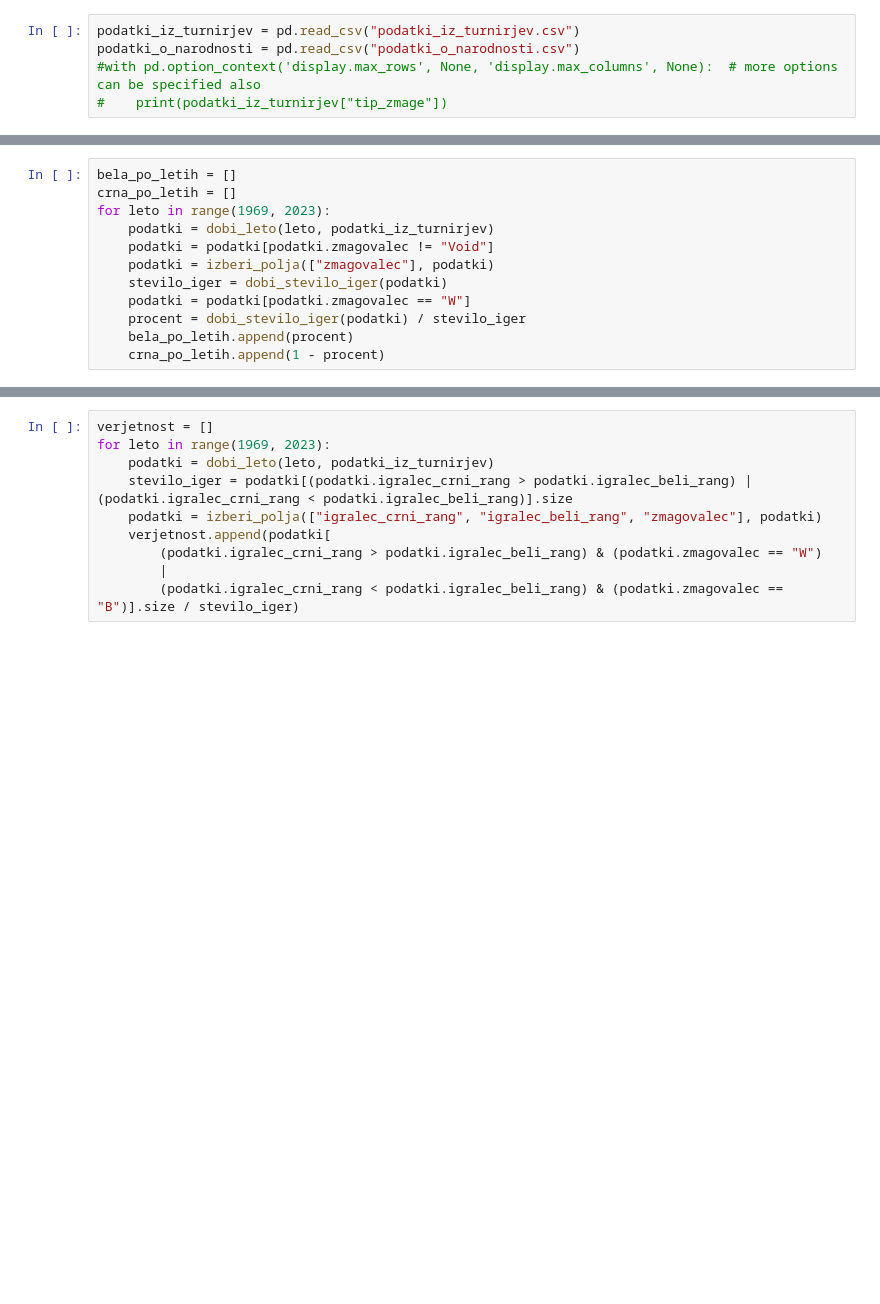
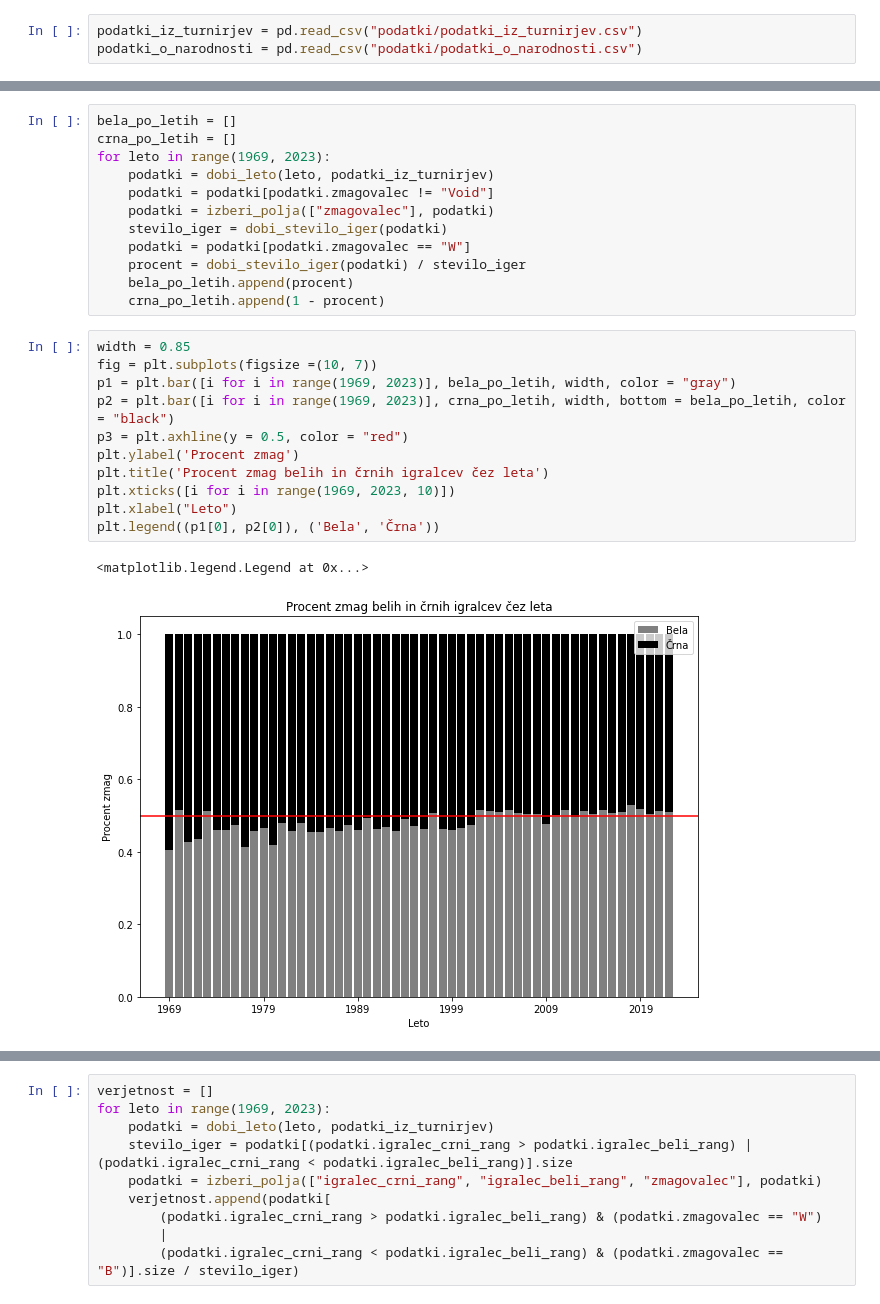
Before and after one commit to TheValyrianFreehold/nepremicnine, a Jupyter notebook: analiza_podatkov.ipynb, the cells around one changed output, grey strips where cells are left out. Drawn from its saved outputs; the diff is of its cells as text; blank space fills up the shorter version.

```diff
--- a/analiza_podatkov.ipynb
+++ b/analiza_podatkov.ipynb
@@ -5,5 +22,3 @@ import matplotlib.pyplot as plt
 # %%
-podatki_iz_turnirjev = pd.read_csv("podatki_iz_turnirjev.csv")
-podatki_o_narodnosti = pd.read_csv("podatki_o_narodnosti.csv")
-#with pd.option_context('display.max_rows', None, 'display.max_columns', None):  # more options can be specified also
-#    print(podatki_iz_turnirjev["tip_zmage"])
+podatki_iz_turnirjev = pd.read_csv("podatki/podatki_iz_turnirjev.csv")
+podatki_o_narodnosti = pd.read_csv("podatki/podatki_o_narodnosti.csv")
@@ -38,3 +97,17 @@ for leto in range(1969, 2023):
     procent = dobi_stevilo_iger(podatki) / stevilo_iger
     bela_po_letih.append(procent)
     crna_po_letih.append(1 - procent)
+# %%
+width = 0.85
+fig = plt.subplots(figsize =(10, 7))
+p1 = plt.bar([i for i in range(1969, 2023)], bela_po_letih, width, color = "gray")
+p2 = plt.bar([i for i in range(1969, 2023)], crna_po_letih, width, bottom = bela_po_letih, color = "black")
+p3 = plt.axhline(y = 0.5, color = "red")
+plt.ylabel('Procent zmag')
+plt.title('Procent zmag belih in črnih igralcev čez leta')
+plt.xticks([i for i in range(1969, 2023, 10)])
+plt.xlabel("Leto")
+plt.legend((p1[0], p2[0]), ('Bela', 'Črna'))
+# %% [output]
+<matplotlib.legend.Legend at 0x...>
+[figure, added]
```
Also changed, not shown: parts of 47 cells of this notebook, 3 other files.
